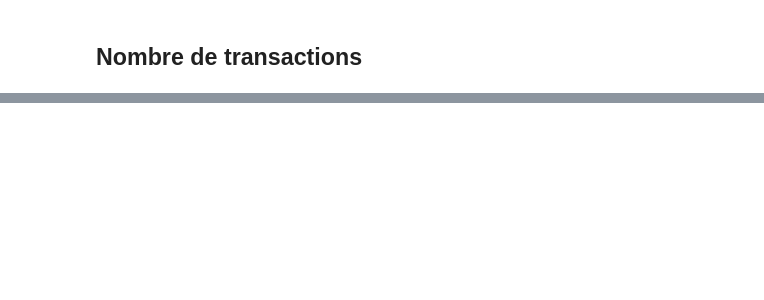
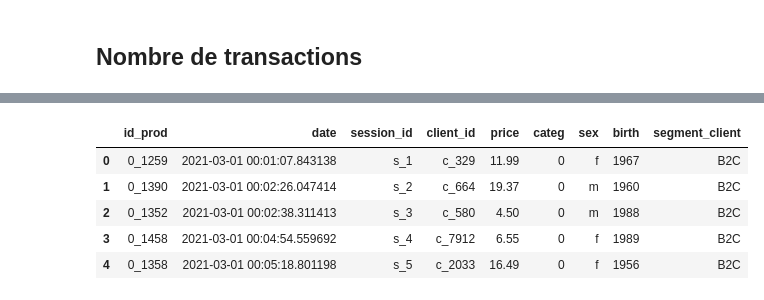
Before and after one commit to Kakicrypto/lapage_project, a Jupyter notebook: notebooks/01_exploration.ipynb, the cells around one changed output, grey strips where cells are left out. Saved outputs shown, nothing was run; the diff lists cells and outputs as text; code cells hidden in the pictures; blank space fills up the shorter version.

```diff
--- a/notebooks/01_exploration.ipynb
+++ b/notebooks/01_exploration.ipynb
@@ -353,0 +476,13 @@ fig.show()
+# %%
+client_b2b = ['c_1609', 'c4958', 'c6714','c3454']
+
+df['segment_client'] = df['client_id'].apply(lambda x: 'B2B' if x in client_b2b else 'B2C')
+
+df.head()
+# %% [output]
+|  | id_prod | date | session_id | client_id | price | categ | sex | birth | segment_client |
+| 0 | 0_1259 | 2021-03-01 00:01:07.843138 | s_1 | c_329 | 11.99 | 0 | f | 1967 | B2C |
+| 1 | 0_1390 | 2021-03-01 00:02:26.047414 | s_2 | c_664 | 19.37 | 0 | m | 1960 | B2C |
+| 2 | 0_1352 | 2021-03-01 00:02:38.311413 | s_3 | c_580 | 4.50 | 0 | m | 1988 | B2C |
+| 3 | 0_1458 | 2021-03-01 00:04:54.559692 | s_4 | c_7912 | 6.55 | 0 | f | 1989 | B2C |
+| 4 | 0_1358 | 2021-03-01 00:05:18.801198 | s_5 | c_2033 | 16.49 | 0 | f | 1956 | B2C |
```
Also changed, not shown: parts of 14 cells of this notebook.
